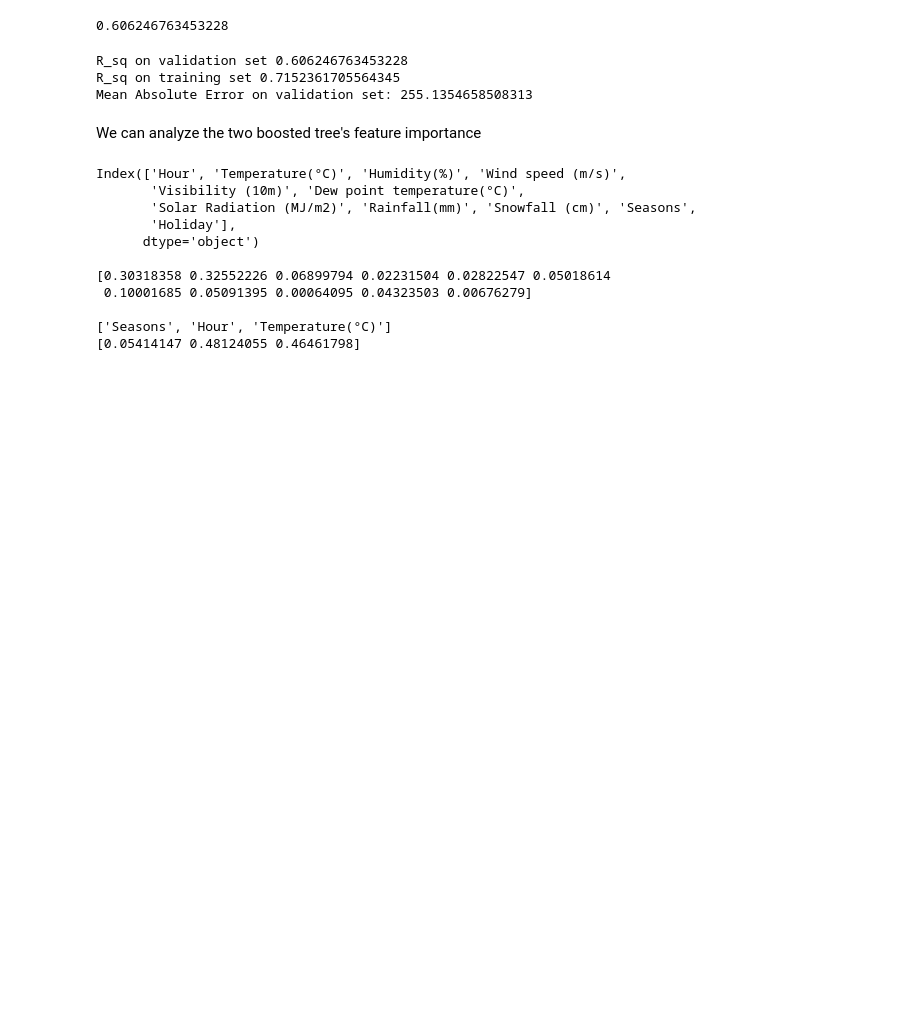
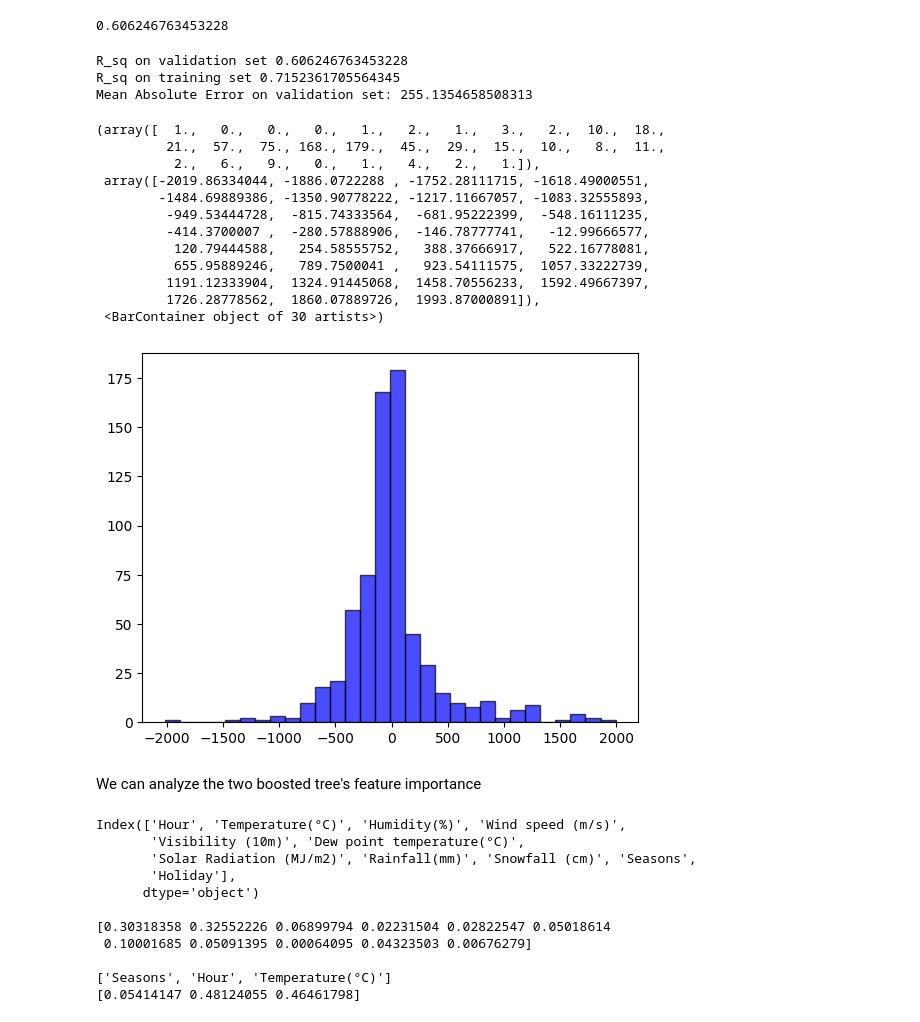
Before and after one commit to nelischalich/CS584-Seoul-Bike-Sharing, a Jupyter notebook: tree_models.ipynb, the cells around one changed output. Saved outputs shown, nothing was run; the diff lists cells and outputs as text; code cells hidden in the pictures; blank space fills up the shorter version.

```diff
--- a/tree_models.ipynb
+++ b/tree_models.ipynb
@@ -270,7 +286,7 @@ We see a significant improvement in the R^2 using a boosted tree, let us try fea
 # %%
 boosted_select_model = GradientBoostingRegressor(random_state=0, max_depth = 5)
 boosted_select_model.fit(X_train[selected_cols], Y_train)
-preds_boost = boosted_select_model.predict(X_val[selected_cols])
+preds_boost_select = boosted_select_model.predict(X_val[selected_cols])
 boosted_select_model.score(X_val[selected_cols], Y_val)
 # %% [output]
 0.606246763453228
@@ -282,6 +298,22 @@ print(f'Mean Absolute Error on validation set: {get_MAE(preds_boost, Y_val)}')
 R_sq on validation set 0.606246763453228
 R_sq on training set 0.7152361705564345
 Mean Absolute Error on validation set: 255.1354658508313
+# %%
+plt.hist(preds_boost_select - Y_val, bins=30, alpha=0.7, color='blue', edgecolor='black')
+# %% [output]
+(array([  1.,   0.,   0.,   0.,   1.,   2.,   1.,   3.,   2.,  10.,  18.,
+         21.,  57.,  75., 168., 179.,  45.,  29.,  15.,  10.,   8.,  11.,
+          2.,   6.,   9.,   0.,   1.,   4.,   2.,   1.]),
+ array([-2019.86334044, -1886.0722288 , -1752.28111715, -1618.49000551,
+        -1484.69889386, -1350.90778222, -1217.11667057, -1083.32555893,
+         -949.53444728,  -815.74333564,  -681.95222399,  -548.16111235,
+         -414.3700007 ,  -280.57888906,  -146.78777741,   -12.99666577,
+          120.79444588,   254.58555752,   388.37666917,   522.16778081,
+          655.95889246,   789.7500041 ,   923.54111575,  1057.33222739,
+         1191.12333904,  1324.91445068,  1458.70556233,  1592.49667397,
+         1726.28778562,  1860.07889726,  1993.87000891]),
+ <BarContainer object of 30 artists>)
+[figure, added]
 # %% [markdown]
 We can analyze the two boosted tree's feature importance
 # %%
```
Also changed, not shown: parts of 5 cells of this notebook.
